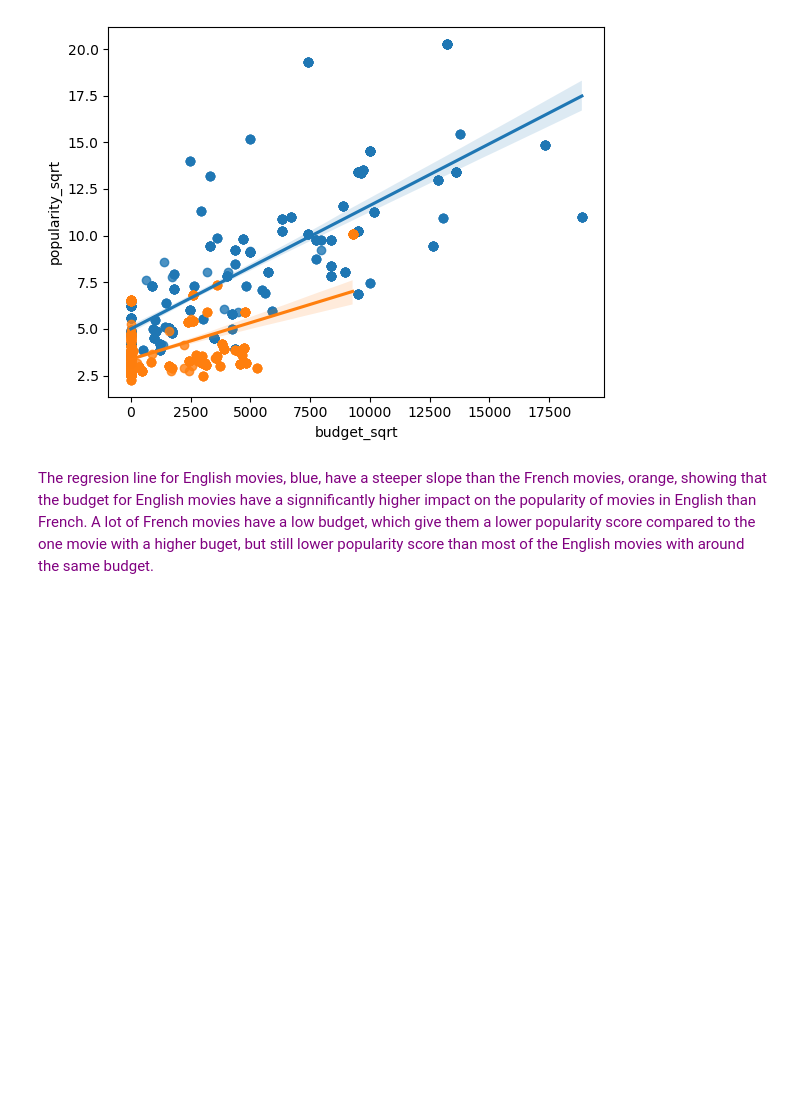
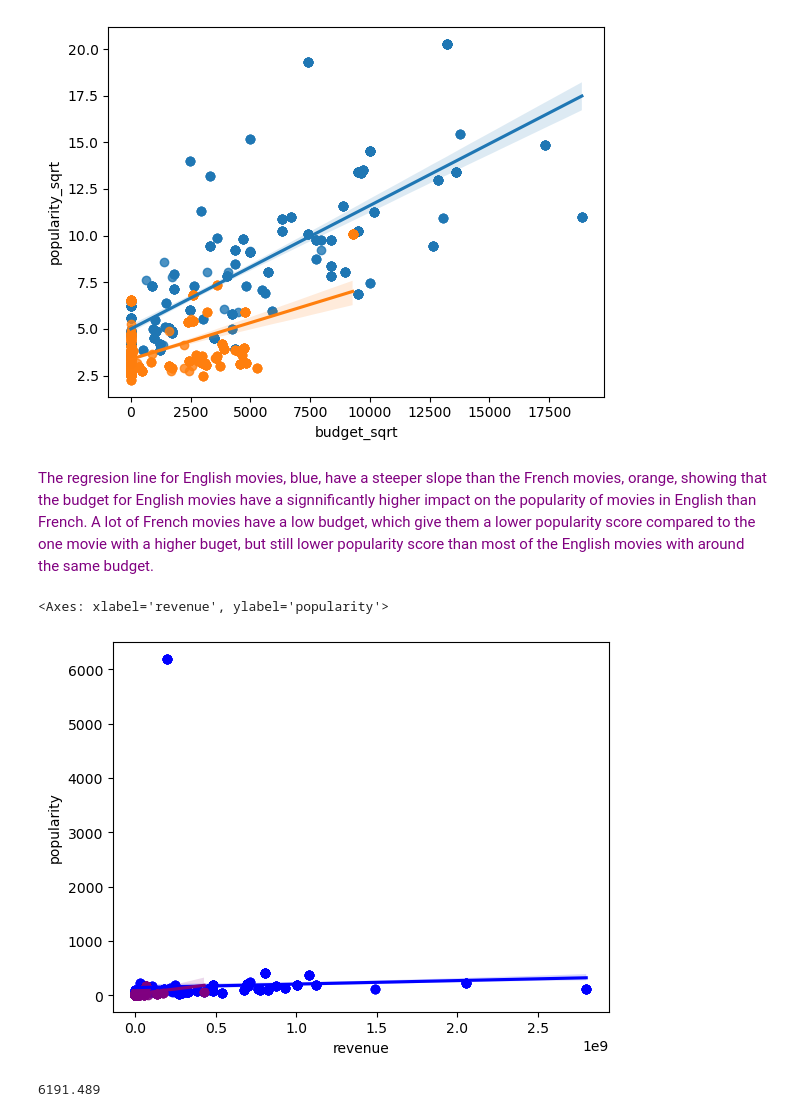
Before and after one commit to Asiandra/Artificial_Intelligence, a Jupyter notebook: Semester 1/Movies/Exit Ticket.ipynb, the cells around one changed output. Cells and saved outputs as stored; diff of their text form; code cells hidden in the pictures; blank space fills up the shorter version.

```diff
--- a/Semester 1/Movies/Exit Ticket.ipynb
+++ b/Semester 1/Movies/Exit Ticket.ipynb
@@ -137,3 +137,13 @@ sns.regplot(data=fm_filtered, x="budget_sqrt", y="popularity_sqrt")
 [figure]
 # %% [markdown]
 <span style="color: purple; font-size: 15px;">The regresion line for English movies, blue, have a steeper slope than the French movies, orange,  showing that the budget for English movies have a signnificantly higher impact on the popularity of movies in English than French. A lot of French movies have a low budget, which give them a lower popularity score compared to the one movie with a higher buget, but still lower popularity score than most of the English movies with around the same budget.</span>
+# %%
+sns.regplot(data=em, x="revenue", y="popularity", color="blue")
+sns.regplot(data=fm, x="revenue", y="popularity", color="purple")
+# %% [output]
+<Axes: xlabel='revenue', ylabel='popularity'>
+[figure, added]
+# %%
+em['popularity'].max()
+# %% [output]
+6191.489
```
Also changed, not shown: parts of 4 cells of this notebook.
